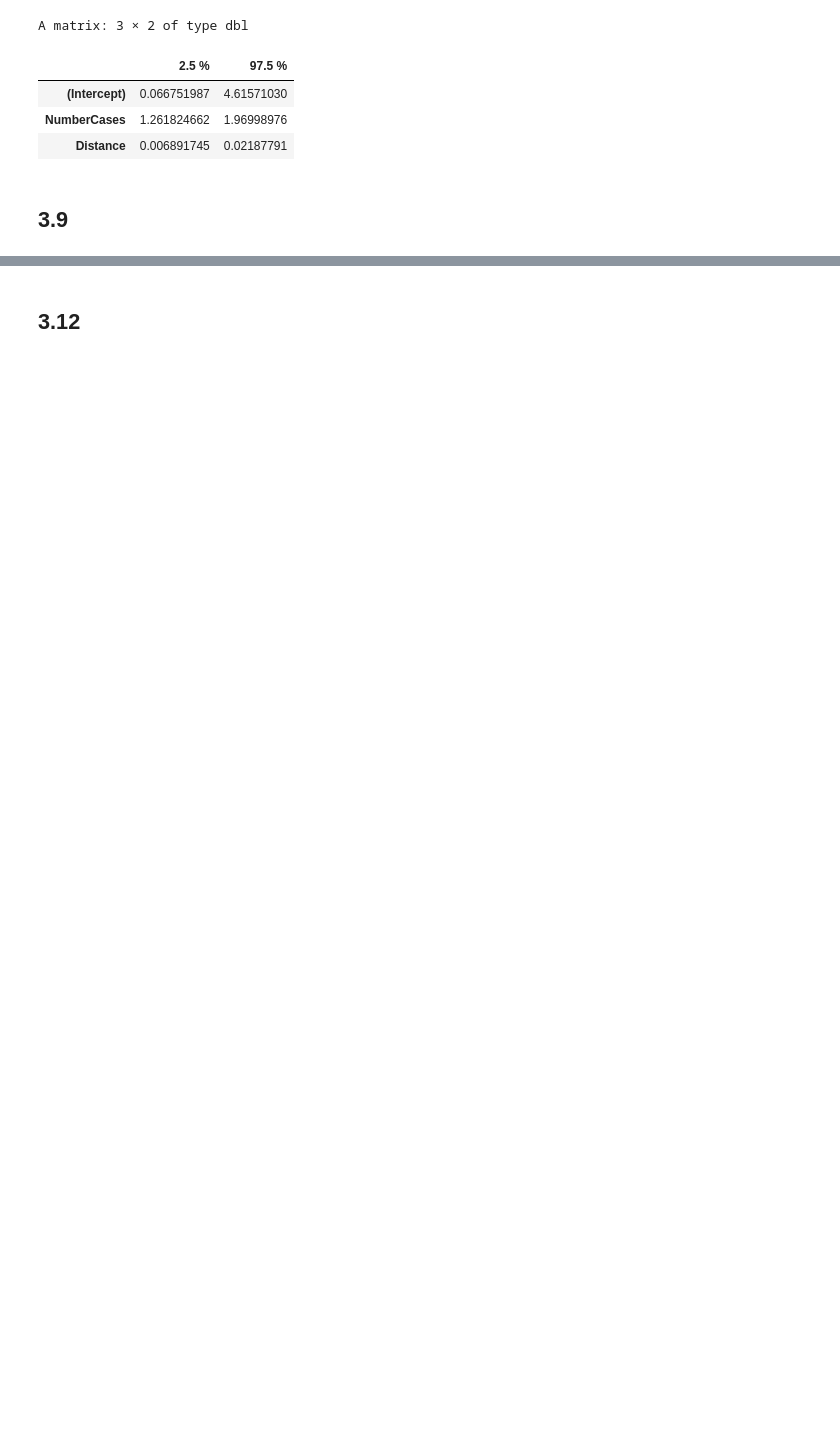
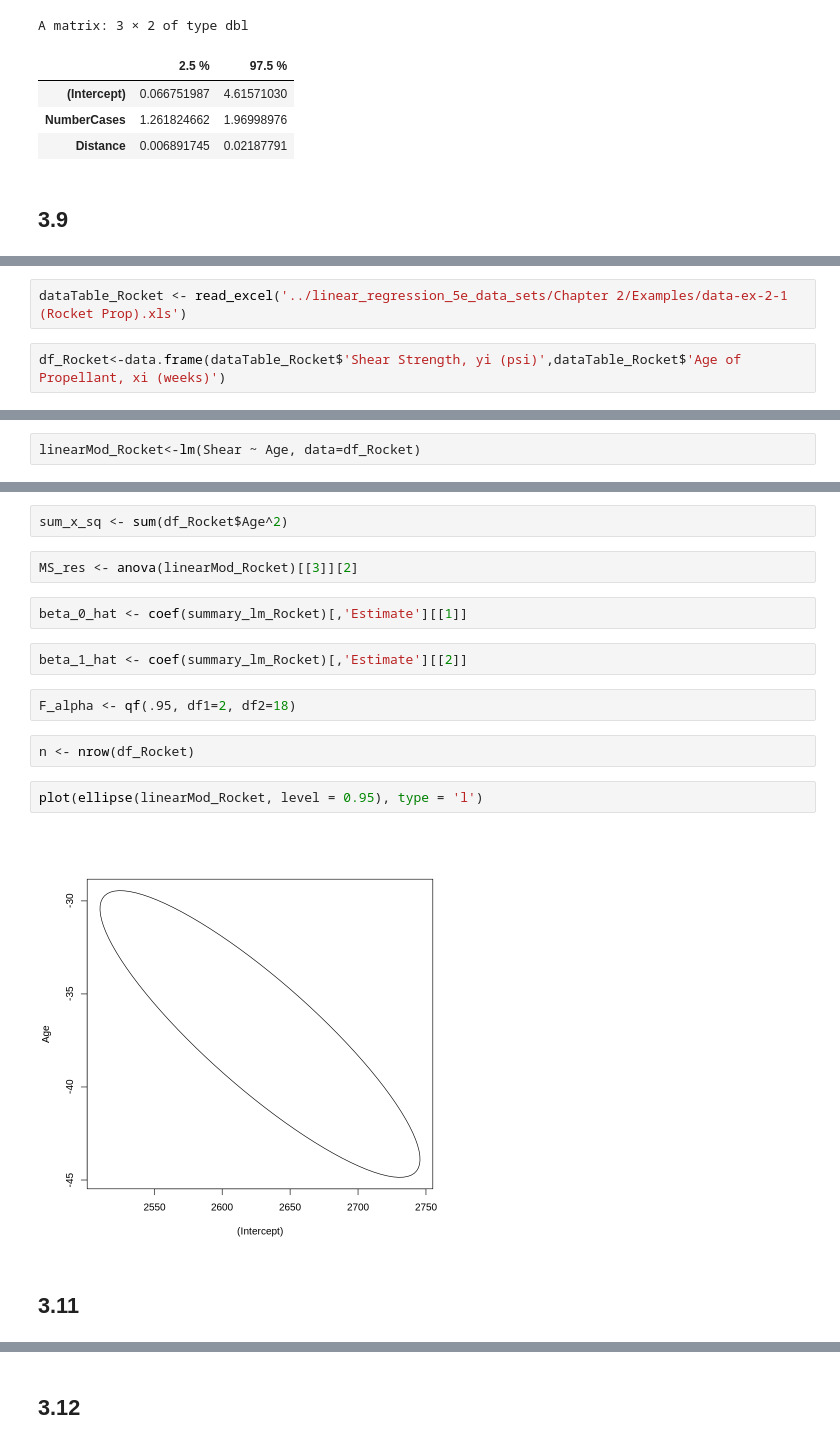
Before and after one commit to j-buss/Introduction-to-Linear-Regression-Analysis, a Jupyter notebook: Chapter_03/Chapter_03_Examples.ipynb, the cells around one changed output, grey strips where cells are left out. Saved outputs shown, nothing was run; the diff lists cells and outputs as text; blank space fills up the shorter version.

Commit message:
updating chapter 3 examples in r

```diff
--- a/Chapter_03/Chapter_03_Examples.ipynb
+++ b/Chapter_03/Chapter_03_Examples.ipynb
@@ -188,0 +172,4 @@ print(pred)
+# %%
+dataTable_Rocket <- read_excel('../linear_regression_5e_data_sets/Chapter 2/Examples/data-ex-2-1 (Rocket Prop).xls')
+# %%
+df_Rocket<-data.frame(dataTable_Rocket$'Shear Strength, yi (psi)',dataTable_Rocket$'Age of Propellant, xi (weeks)')
@@ -188,0 +178,2 @@ print(pred)
+# %%
+linearMod_Rocket<-lm(Shear ~ Age, data=df_Rocket)
@@ -188,0 +199,18 @@ print(pred)
+# %%
+sum_x_sq <- sum(df_Rocket$Age^2)
+# %%
+MS_res <- anova(linearMod_Rocket)[[3]][2]
+# %%
+beta_0_hat <- coef(summary_lm_Rocket)[,'Estimate'][[1]]
+# %%
+beta_1_hat <- coef(summary_lm_Rocket)[,'Estimate'][[2]]
+# %%
+F_alpha <- qf(.95, df1=2, df2=18)
+# %%
+n <- nrow(df_Rocket)
+# %%
+plot(ellipse(linearMod_Rocket, level = 0.95), type = 'l')
+# %% [output]
+[figure, added]
+# %% [markdown]
+## 3.11
```
Also changed, not shown: parts of 44 cells of this notebook.
